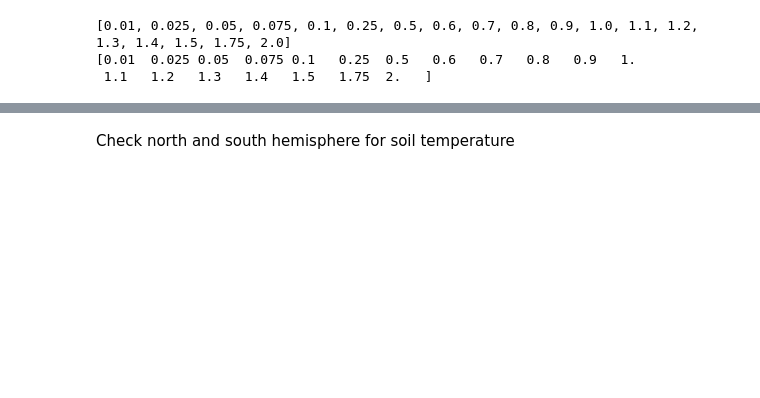
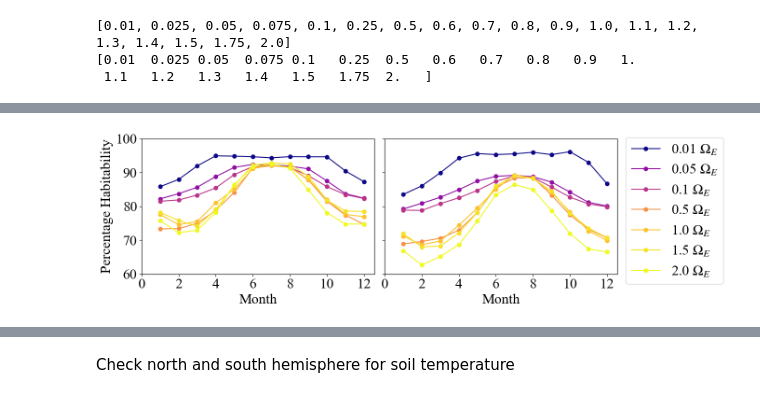
Before and after one commit to hannahw0od/habitability, a Jupyter notebook: plots_rot.ipynb, the cells around one changed output, grey strips where cells are left out. Drawn from its saved outputs; the diff is of its cells as text; code cells hidden in the pictures; blank space fills up the shorter version.

```diff
--- a/plots_rot.ipynb
+++ b/plots_rot.ipynb
@@ -181 +195,73 @@ plt.show()
+# %%
+import matplotlib.pyplot as plt
+import matplotlib as mpl
+
+cmap = plt.cm.plasma
+# norm = mpl.colors.Normalize(vmin=min(rotation), vmax=max(rotation))
+norm = mpl.colors.LogNorm(vmin=min(rotation), vmax=max(rotation))
+
+# Global Times New Roman
+mpl.rcParams['font.family'] = 'Times New Roman'
+mpl.rcParams['mathtext.fontset'] = 'stix'
+
+fig, ax = plt.subplots(1, 2, figsize=(12, 4), sharey=True)
+
+ax2_0 = ax[0].twinx()
+ax2_1 = ax[1].twinx()
+
+# -------- First plot --------
+for r, rot in zip([results[i] for i in [0,2,4,6,11,16,18]], [rotation[i] for i in [0,2,4,6,11,16,18]]):
+    st = r["data"]["st_tot"]
+    month = r["data"]["month"][0]
+    color = cmap(norm(rot))
+    ax[0].plot(month, st, marker='o', label=f"{rot} $\Omega_E$",color=color)
+
+ax[0].set_xlabel("Month", fontsize=22)
+ax[0].set_ylabel("Percentage Habitability", fontsize=22)
+ax[0].set_xticks([0,2,4,6,8,10,12])
+# ax[0].text(0.98, 0.98, "(i)", transform=ax[0].transAxes,
+#            ha="right", va="top", fontsize=16)
+
+# -------- Second plot --------
+for r, rot in zip([results[i] for i in [0,2,4,6,11,16,18]], [rotation[i] for i in [0,2,4,6,11,16,18]]):
+    tsurf = r["data"]["tsurf_tot"]
+    month = r["data"]["month"][0]
+    color = cmap(norm(rot))
+    ax[1].plot(month, tsurf, marker='o', label=f"{rot}",color=color)
+
+
+ax[1].set_xlabel("Month", fontsize=22)
+ax[1].set_xticks([0,2,4,6,8,10,12])
+# ax[1].text(0.98, 0.98, "(ii)", transform=ax[1].transAxes,
+#            ha="right", va="top", fontsize=16)
+
+# -------- Force Y limits AFTER plotting --------
+for a in [ax[0], ax[1], ax2_0, ax2_1]:
+    a.set_ylim(60, 100)
+
+ax[0].set_yticks([60,70,80,90,100])
+
+# Remove right-axis ticks (optional clean look)
+ax2_0.set_yticks([])
+ax2_1.set_yticks([])
+
+ax[0].tick_params(axis='both', labelsize=22)
+ax[1].tick_params(axis='both', labelsize=22)
+
+# -------- Legend closer --------
+handles, labels = ax[0].get_legend_handles_labels()
+
+fig.legend(
+    handles, labels,
+    loc="lower left",
+    bbox_to_anchor=(0.94, 0.12),
+    fontsize=22
+)
+
+
+plt.tight_layout(rect=[0, 0, 0.95, 1])
+# plt.savefig("rot_season_hab.png", dpi=300, bbox_inches='tight')
+plt.show()
+# %% [output]
+[figure, added]
 # %%
```
Also changed, not shown: parts of 10 cells of this notebook, 11 other files.
